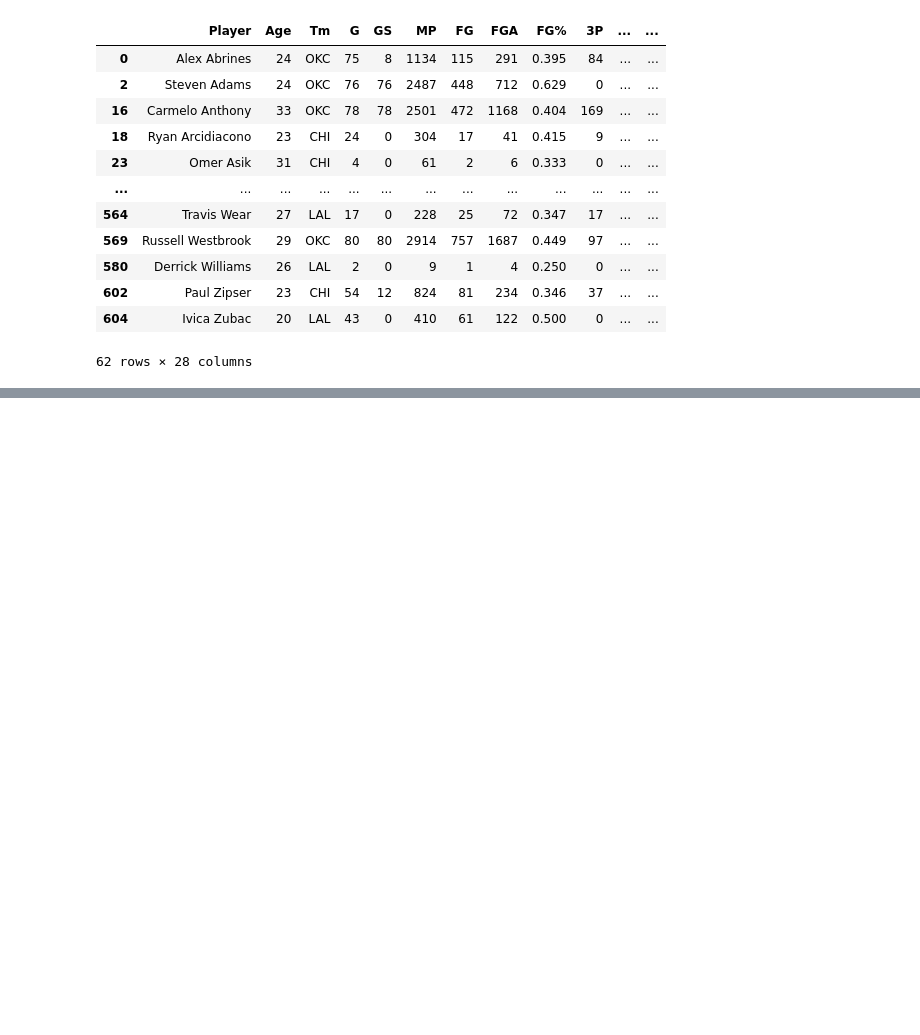
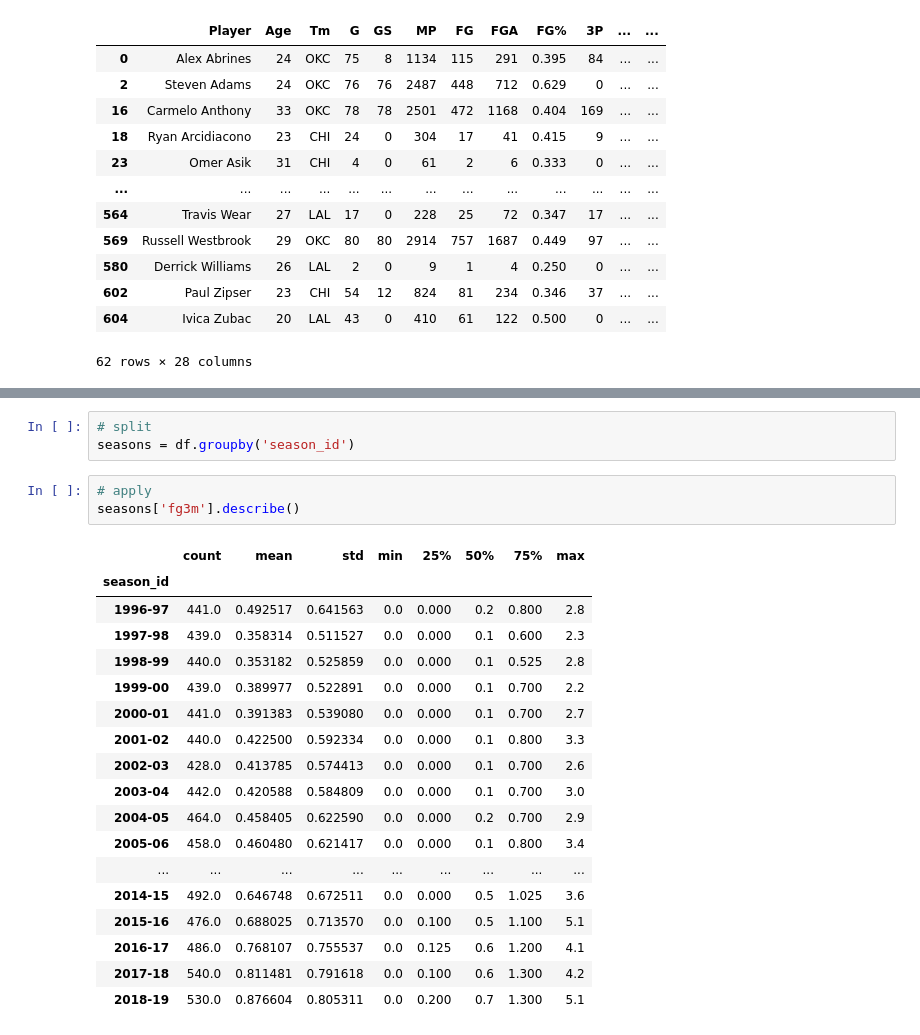
Before and after one commit to flan02/nba-python-pandas, a Jupyter notebook: data/pandas_dataframe.ipynb, the cells around one changed output, grey strips where cells are left out. Drawn from its saved outputs; the diff is of its cells as text; blank space fills up the shorter version.

```diff
--- a/data/pandas_dataframe.ipynb
+++ b/data/pandas_dataframe.ipynb
@@ -1679,0 +1792,25 @@ have_played
+# %%
+# split
+seasons = df.groupby('season_id')
+# %%
+# apply
+seasons['fg3m'].describe()
+# %% [output]
+|  | count | mean | std | min | 25% | 50% | 75% | max |
+| season_id |  |  |  |  |  |  |  |  |
+| 1996-97 | 441.0 | 0.492517 | 0.641563 | 0.0 | 0.000 | 0.2 | 0.800 | 2.8 |
+| 1997-98 | 439.0 | 0.358314 | 0.511527 | 0.0 | 0.000 | 0.1 | 0.600 | 2.3 |
+| 1998-99 | 440.0 | 0.353182 | 0.525859 | 0.0 | 0.000 | 0.1 | 0.525 | 2.8 |
+| 1999-00 | 439.0 | 0.389977 | 0.522891 | 0.0 | 0.000 | 0.1 | 0.700 | 2.2 |
+| 2000-01 | 441.0 | 0.391383 | 0.539080 | 0.0 | 0.000 | 0.1 | 0.700 | 2.7 |
+| 2001-02 | 440.0 | 0.422500 | 0.592334 | 0.0 | 0.000 | 0.1 | 0.800 | 3.3 |
+| 2002-03 | 428.0 | 0.413785 | 0.574413 | 0.0 | 0.000 | 0.1 | 0.700 | 2.6 |
+| 2003-04 | 442.0 | 0.420588 | 0.584809 | 0.0 | 0.000 | 0.1 | 0.700 | 3.0 |
+| 2004-05 | 464.0 | 0.458405 | 0.622590 | 0.0 | 0.000 | 0.2 | 0.700 | 2.9 |
+| 2005-06 | 458.0 | 0.460480 | 0.621417 | 0.0 | 0.000 | 0.1 | 0.800 | 3.4 |
+| ... | ... | ... | ... | ... | ... | ... | ... | ... |
+| 2014-15 | 492.0 | 0.646748 | 0.672511 | 0.0 | 0.000 | 0.5 | 1.025 | 3.6 |
+| 2015-16 | 476.0 | 0.688025 | 0.713570 | 0.0 | 0.100 | 0.5 | 1.100 | 5.1 |
+| 2016-17 | 486.0 | 0.768107 | 0.755537 | 0.0 | 0.125 | 0.6 | 1.200 | 4.1 |
+| 2017-18 | 540.0 | 0.811481 | 0.791618 | 0.0 | 0.100 | 0.6 | 1.300 | 4.2 |
+| 2018-19 | 530.0 | 0.876604 | 0.805311 | 0.0 | 0.200 | 0.7 | 1.300 | 5.1 |
```
Also changed, not shown: parts of 46 cells of this notebook, 1 other file.
